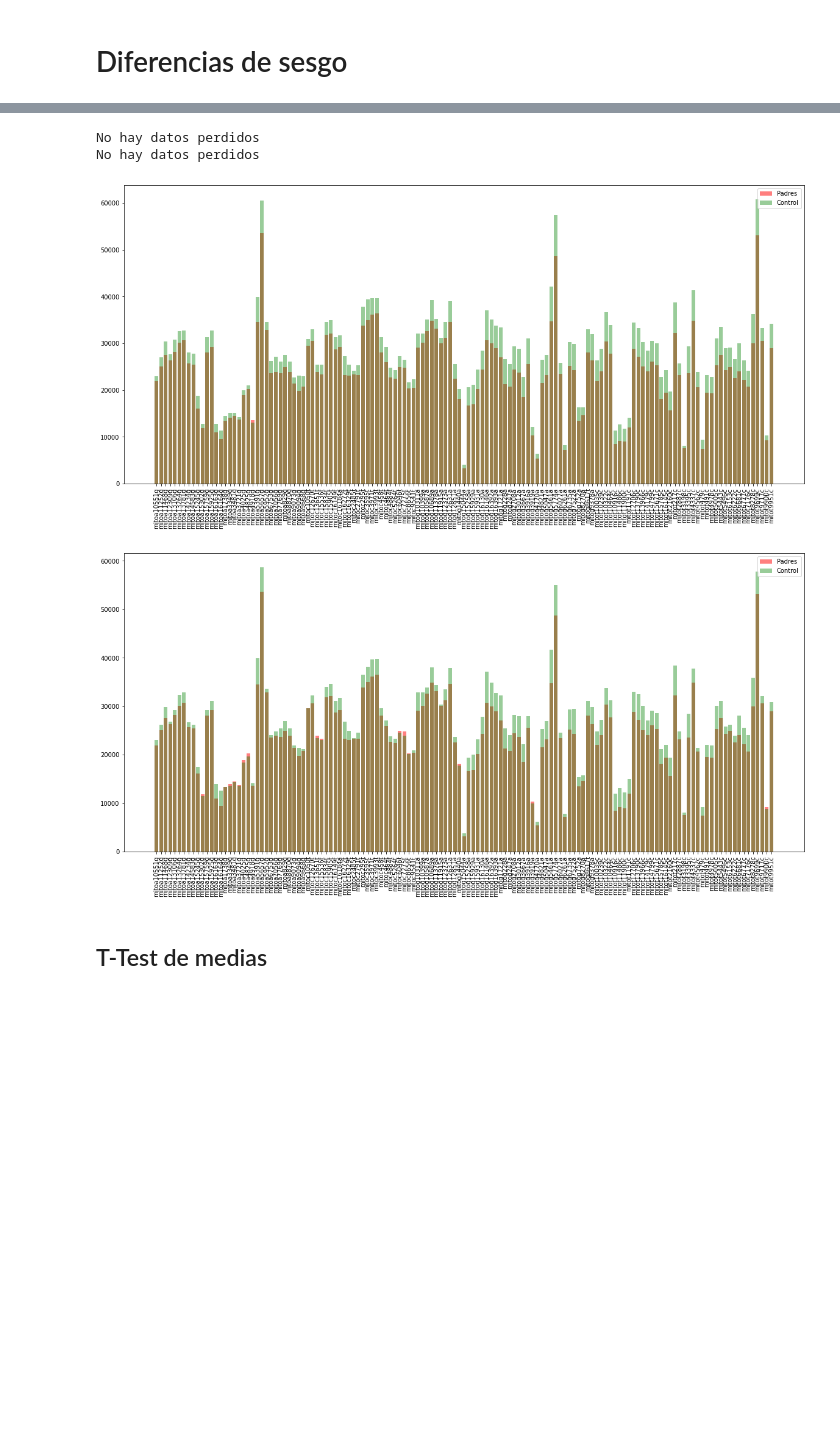
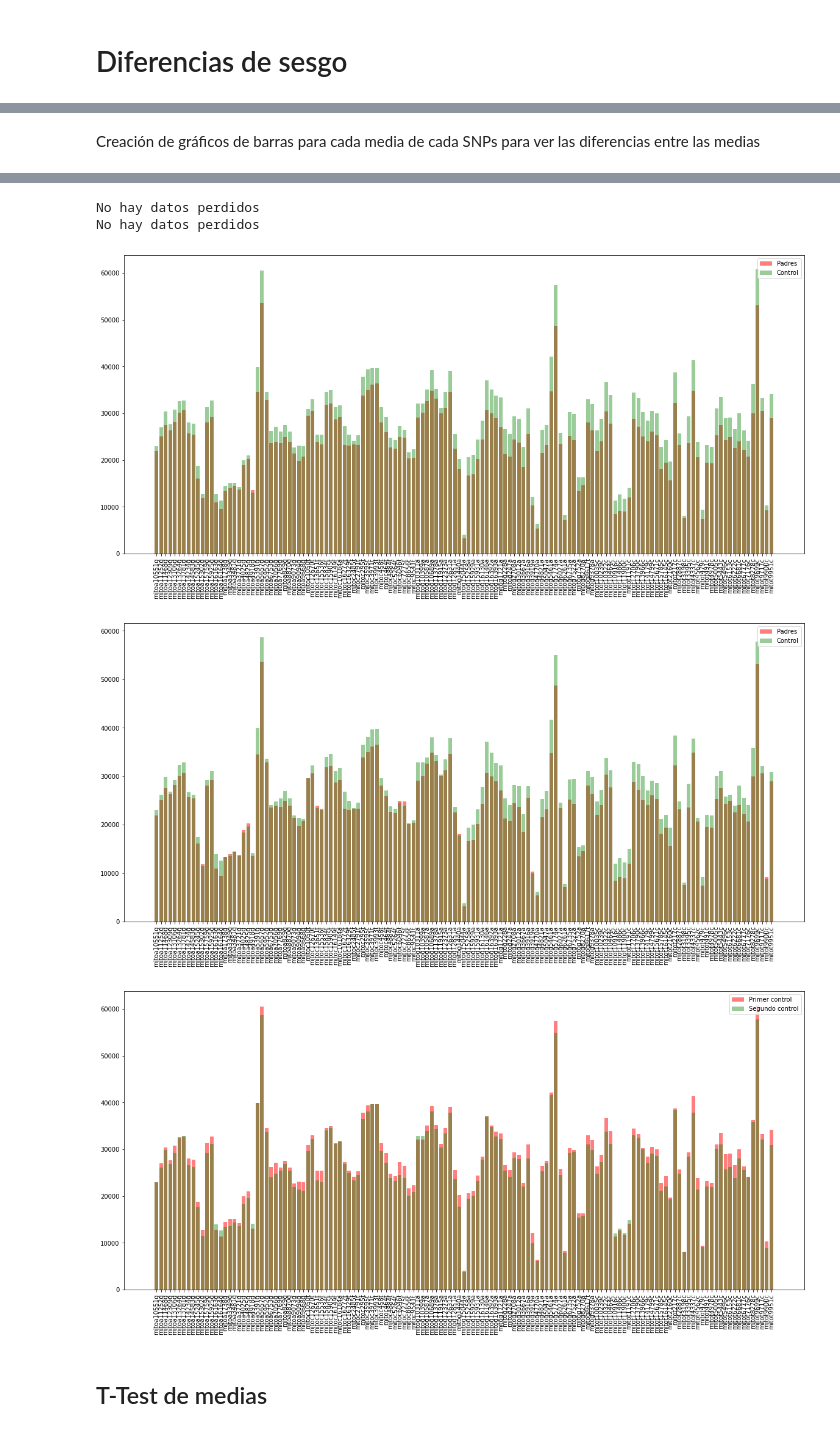
Before and after one commit to victory06/TFG, a Jupyter notebook: Second.ipynb, the cells around one changed output, grey strips where cells are left out. Drawn from its saved outputs; the diff is of its cells as text; code cells hidden in the pictures; blank space fills up the shorter version.

```diff
--- a/Second.ipynb
+++ b/Second.ipynb
@@ -2139,6 +2141,8 @@ def readDataSuma(path_data, path_names, path_control, path_col_control):
     print("No hay datos perdidos")
 
   return x_df, y_df, data, control, names_row, names_column
+# %% [markdown]
+Creación de gráficos de barras para cada media de cada SNPs para ver las diferencias entre las medias
 # %%
 import matplotlib.pyplot as plt
 from matplotlib.pyplot import figure
@@ -2162,32 +2166,48 @@ medias_control=control.mean()[1:]
 
 plt.bar(medias_padres.index, medias_padres.values, alpha=0.5, color='r', label='Padres')
 plt.xticks(rotation='vertical')
 plt.bar(medias_control.index, medias_control.values, alpha=0.4, color='g', label='Control')
 plt.xticks(rotation='vertical')
 plt.legend(loc='upper right')
 plt.show()
 
 print()
 
 plt.rcParams["figure.figsize"] = (20,9)
 ax1 = fig.add_subplot(111)
 #Empiezo en 1 porque la columna 0 es el género
 medias_padres=data2.mean()[1:]
 medias_control=control2.mean()[1:]
 
 plt.bar(medias_padres.index, medias_padres.values, alpha=0.5, color='r', label='Padres')
 plt.xticks(rotation='vertical')
 plt.bar(medias_control.index, medias_control.values, alpha=0.4, color='g', label='Control')
 plt.xticks(rotation='vertical')
 plt.legend(loc='upper right')
 plt.show()
+
+print()
+
+plt.rcParams["figure.figsize"] = (20,9)
+ax1 = fig.add_subplot(111)
+#Empiezo en 1 porque la columna 0 es el género
+medias_control1=control.mean()[1:]
+medias_control2=control2.mean()[1:]
+
+plt.bar(medias_control1.index, medias_control1.values, alpha=0.5, color='r', label='Primer control')
+plt.xticks(rotation='vertical')
+plt.bar(medias_control2.index, medias_control2.values, alpha=0.4, color='g', label='Segundo control')
+plt.xticks(rotation='vertical')
+plt.legend(loc='upper right')
+plt.show()
 # %% [output]
 A value is trying to be set on a copy of a slice from a DataFrame
 
 See the caveats in the documentation: https://pandas.pydata.org/pandas-docs/stable/user_guide/indexing.html#returning-a-view-versus-a-copy
 No hay datos perdidos
 No hay datos perdidos
 [figure]
 [figure]
+[figure, added]
 # %% [markdown]
 ## T-Test de medias
```
Also changed, not shown: parts of 22 cells of this notebook.
